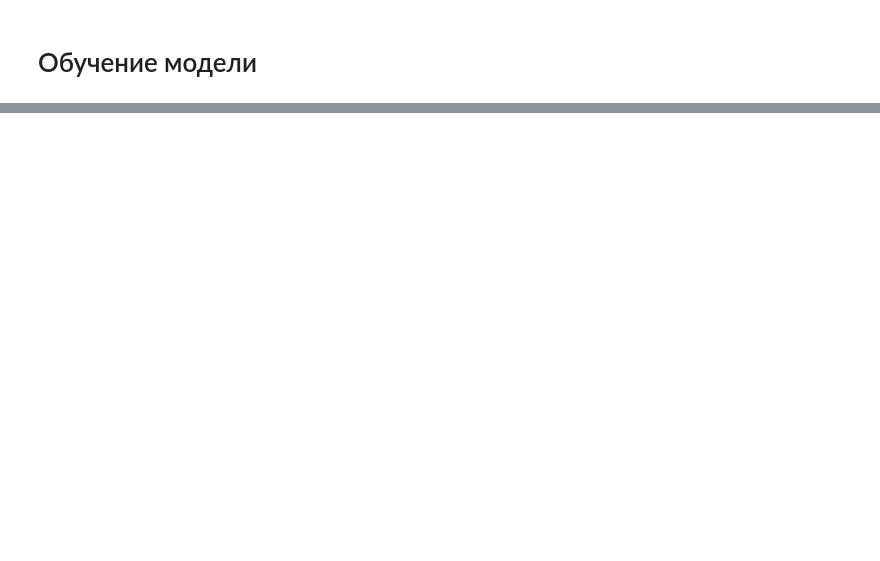
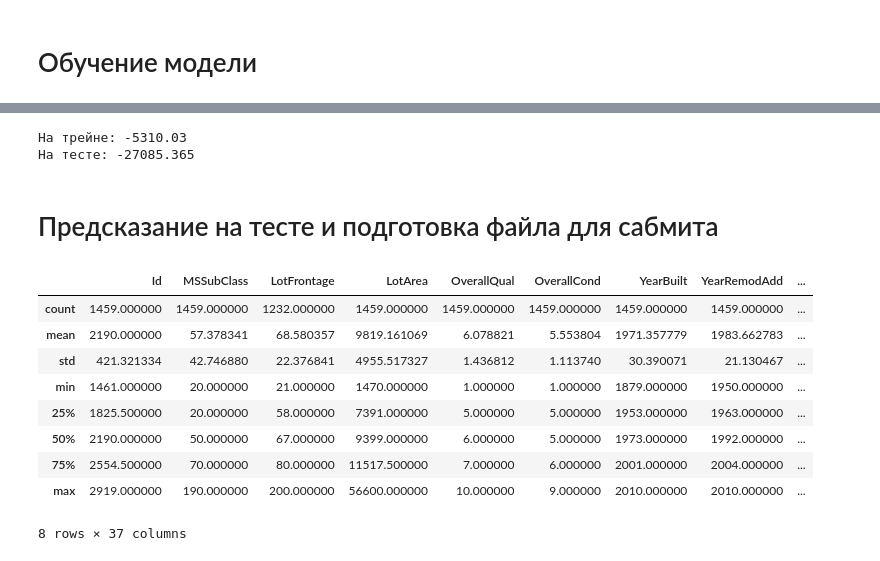
Before and after one commit to ekudrin/ml_examples, a Jupyter notebook: notebooks/house_prices.ipynb, the cells around one changed output, grey strips where cells are left out. Drawn from its saved outputs; the diff is of its cells as text; code cells hidden in the pictures; blank space fills up the shorter version.

```diff
--- a/notebooks/house_prices.ipynb
+++ b/notebooks/house_prices.ipynb
@@ -366,0 +423,11 @@ pred = pipe_ridge.predict(X_test)
+# %%
+cv_result_lg = cross_validate(pipe_lg, X_train, y_train, scoring='neg_root_mean_squared_error',
+                                 return_train_score=True)
+
+print(f'На трейне: {np.mean(cv_result_lg["train_score"]).round(3)}')
+print(f'На тесте: {np.mean(cv_result_lg["test_score"]).round(3)}')
+# %% [output]
+На трейне: -5310.03
+На тесте: -27085.365
+# %% [markdown]
+# Предсказание на тесте и подготовка файла для сабмита
@@ -366,0 +436,13 @@ pred = pipe_ridge.predict(X_test)
+# %%
+test.describe()
+# %% [output]
+|  | Id | MSSubClass | LotFrontage | LotArea | OverallQual | OverallCond | YearBuilt | YearRemodAdd | ... |
+| count | 1459.000000 | 1459.000000 | 1232.000000 | 1459.000000 | 1459.000000 | 1459.000000 | 1459.000000 | 1459.000000 | ... |
+| mean | 2190.000000 | 57.378341 | 68.580357 | 9819.161069 | 6.078821 | 5.553804 | 1971.357779 | 1983.662783 | ... |
+| std | 421.321334 | 42.746880 | 22.376841 | 4955.517327 | 1.436812 | 1.113740 | 30.390071 | 21.130467 | ... |
+| min | 1461.000000 | 20.000000 | 21.000000 | 1470.000000 | 1.000000 | 1.000000 | 1879.000000 | 1950.000000 | ... |
+| 25% | 1825.500000 | 20.000000 | 58.000000 | 7391.000000 | 5.000000 | 5.000000 | 1953.000000 | 1963.000000 | ... |
+| 50% | 2190.000000 | 50.000000 | 67.000000 | 9399.000000 | 6.000000 | 5.000000 | 1973.000000 | 1992.000000 | ... |
+| 75% | 2554.500000 | 70.000000 | 80.000000 | 11517.500000 | 7.000000 | 6.000000 | 2001.000000 | 2004.000000 | ... |
+| max | 2919.000000 | 190.000000 | 200.000000 | 56600.000000 | 10.000000 | 9.000000 | 2010.000000 | 2010.000000 | ... |
+8 rows × 37 columns
```
Also changed, not shown: parts of 38 cells of this notebook, 2 other files.
